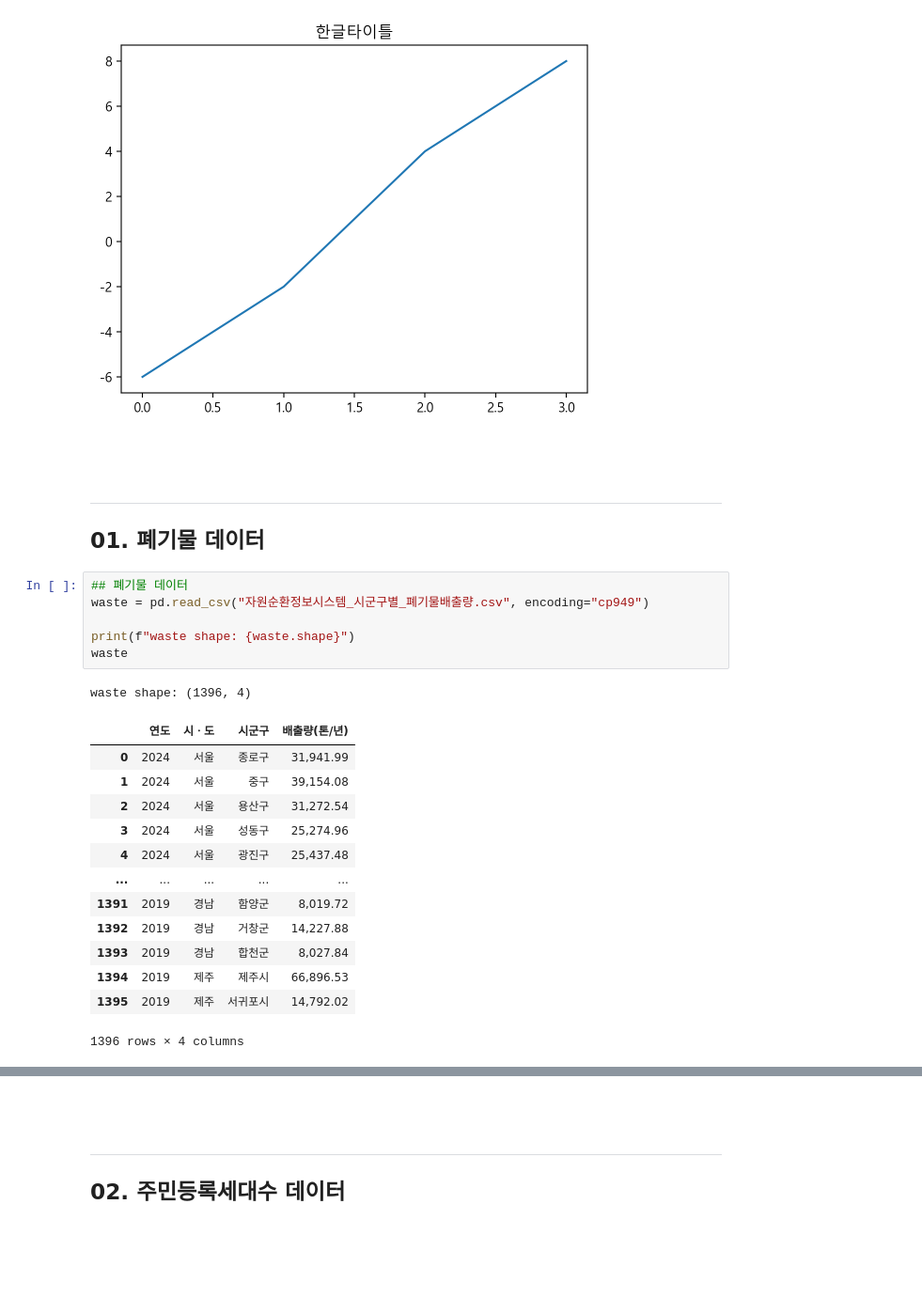
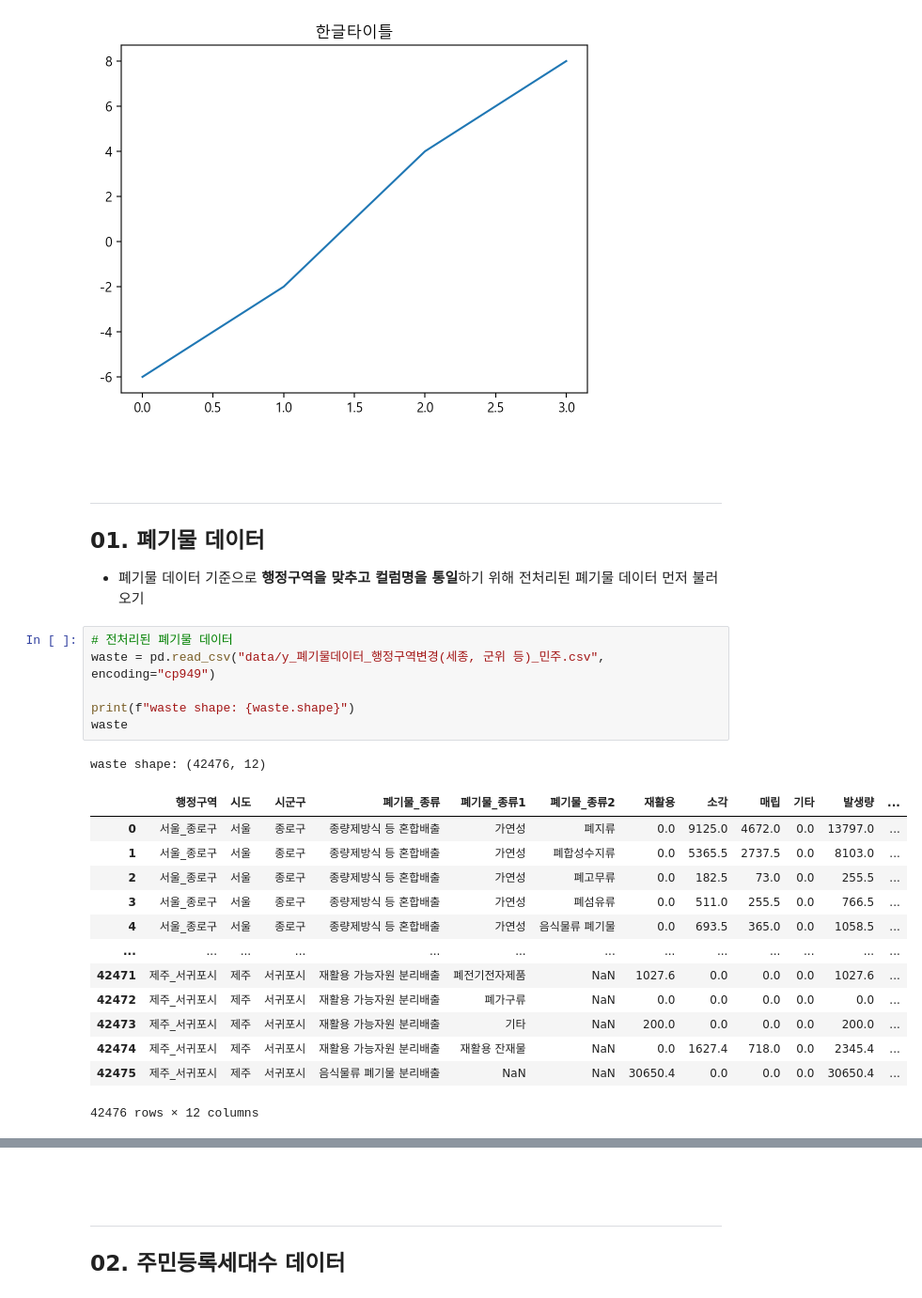
Before and after one commit to kimsang0220/Busan_Big_Data, a Jupyter notebook: KBR/1_데이터수집및전처리.ipynb, the cells around one changed output, grey strips where cells are left out. Shown: that part at 94% size. Drawn from its saved outputs; the diff is of its cells as text; blank space fills up the shorter version.

Commit message:
[FIX] 인구수&주민등록세대수&주택유형수및비율 데이터 행정구역 수정 및 병합

```diff
--- a/KBR/1_데이터수집및전처리.ipynb
+++ b/KBR/1_데이터수집및전처리.ipynb
@@ -49,26 +51,26 @@ pd.Series([-6, -2, 4, 8]).plot(title="한글타이틀")
 <br><br>
 
 ---
-
 ## 01. 폐기물 데이터
+- 폐기물 데이터 기준으로 **행정구역을 맞추고 컬럼명을 통일**하기 위해 전처리된 폐기물 데이터 먼저 불러오기
 # %%
-## 폐기물 데이터
-waste = pd.read_csv("자원순환정보시스템_시군구별_폐기물배출량.csv", encoding="cp949")
+# 전처리된 폐기물 데이터
+waste = pd.read_csv("data/y_폐기물데이터_행정구역변경(세종, 군위 등)_민주.csv", encoding="cp949")
 
 print(f"waste shape: {waste.shape}")
 waste
 # %% [output]
-waste shape: (1396, 4)
+waste shape: (42476, 12)
-|  | 연도 | 시ㆍ도 | 시군구 | 배출량(톤/년) |
-| 0 | 2024 | 서울 | 종로구 | 31,941.99 |
-| 1 | 2024 | 서울 | 중구 | 39,154.08 |
-| 2 | 2024 | 서울 | 용산구 | 31,272.54 |
-| 3 | 2024 | 서울 | 성동구 | 25,274.96 |
-| 4 | 2024 | 서울 | 광진구 | 25,437.48 |
-| ... | ... | ... | ... | ... |
-| 1391 | 2019 | 경남 | 함양군 | 8,019.72 |
-| 1392 | 2019 | 경남 | 거창군 | 14,227.88 |
-| 1393 | 2019 | 경남 | 합천군 | 8,027.84 |
-| 1394 | 2019 | 제주 | 제주시 | 66,896.53 |
-| 1395 | 2019 | 제주 | 서귀포시 | 14,792.02 |
+|  | 행정구역 | 시도 | 시군구 | 폐기물_종류 | 폐기물_종류1 | 폐기물_종류2 | 재활용 | 소각 | 매립 | 기타 | 발생량 | ... |
+| 0 | 서울_종로구 | 서울 | 종로구 | 종량제방식 등 혼합배출 | 가연성 | 폐지류 | 0.0 | 9125.0 | 4672.0 | 0.0 | 13797.0 | ... |
+| 1 | 서울_종로구 | 서울 | 종로구 | 종량제방식 등 혼합배출 | 가연성 | 폐합성수지류 | 0.0 | 5365.5 | 2737.5 | 0.0 | 8103.0 | ... |
+| 2 | 서울_종로구 | 서울 | 종로구 | 종량제방식 등 혼합배출 | 가연성 | 폐고무류 | 0.0 | 182.5 | 73.0 | 0.0 | 255.5 | ... |
+| 3 | 서울_종로구 | 서울 | 종로구 | 종량제방식 등 혼합배출 | 가연성 | 폐섬유류 | 0.0 | 511.0 | 255.5 | 0.0 | 766.5 | ... |
+| 4 | 서울_종로구 | 서울 | 종로구 | 종량제방식 등 혼합배출 | 가연성 | 음식물류 폐기물 | 0.0 | 693.5 | 365.0 | 0.0 | 1058.5 | ... |
+| ... | ... | ... | ... | ... | ... | ... | ... | ... | ... | ... | ... | ... |
+| 42471 | 제주_서귀포시 | 제주 | 서귀포시 | 재활용 가능자원 분리배출 | 폐전기전자제품 | NaN | 1027.6 | 0.0 | 0.0 | 0.0 | 1027.6 | ... |
+| 42472 | 제주_서귀포시 | 제주 | 서귀포시 | 재활용 가능자원 분리배출 | 폐가구류 | NaN | 0.0 | 0.0 | 0.0 | 0.0 | 0.0 | ... |
+| 42473 | 제주_서귀포시 | 제주 | 서귀포시 | 재활용 가능자원 분리배출 | 기타 | NaN | 200.0 | 0.0 | 0.0 | 0.0 | 200.0 | ... |
+| 42474 | 제주_서귀포시 | 제주 | 서귀포시 | 재활용 가능자원 분리배출 | 재활용 잔재물 | NaN | 0.0 | 1627.4 | 718.0 | 0.0 | 2345.4 | ... |
+| 42475 | 제주_서귀포시 | 제주 | 서귀포시 | 음식물류 폐기물 분리배출 | NaN | NaN | 30650.4 | 0.0 | 0.0 | 0.0 | 30650.4 | ... |
-1396 rows × 4 columns
+42476 rows × 12 columns
```
Also changed, not shown: parts of 120 cells of this notebook.
